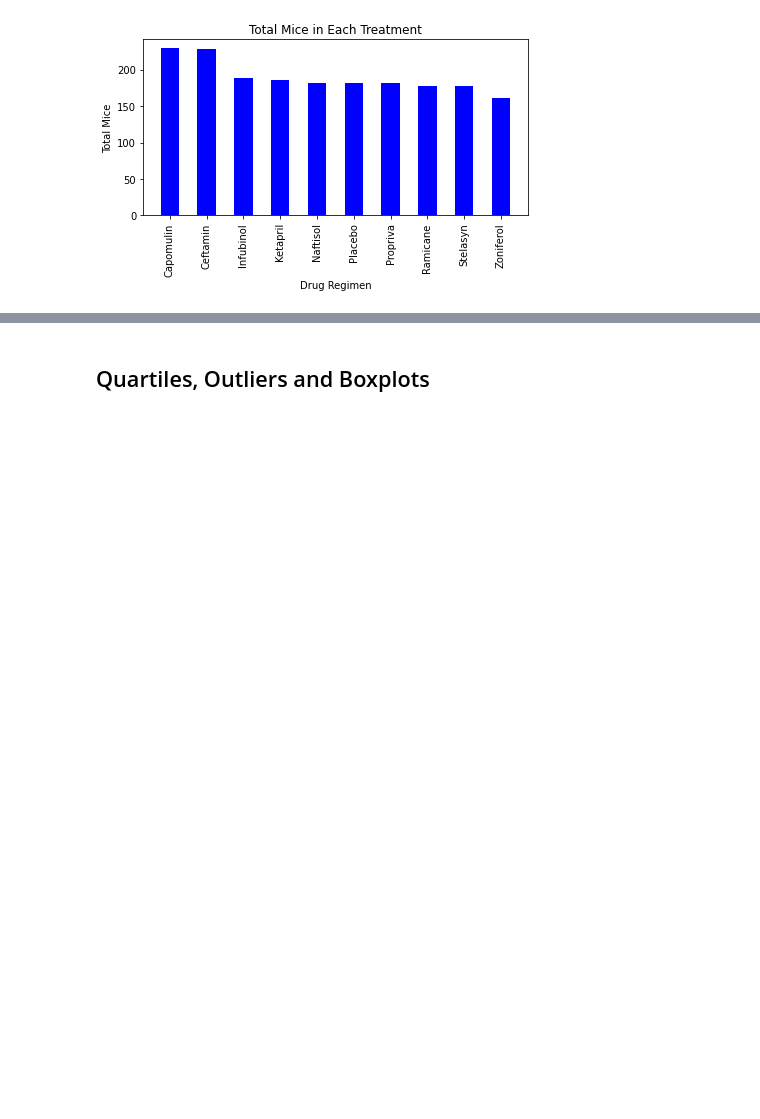
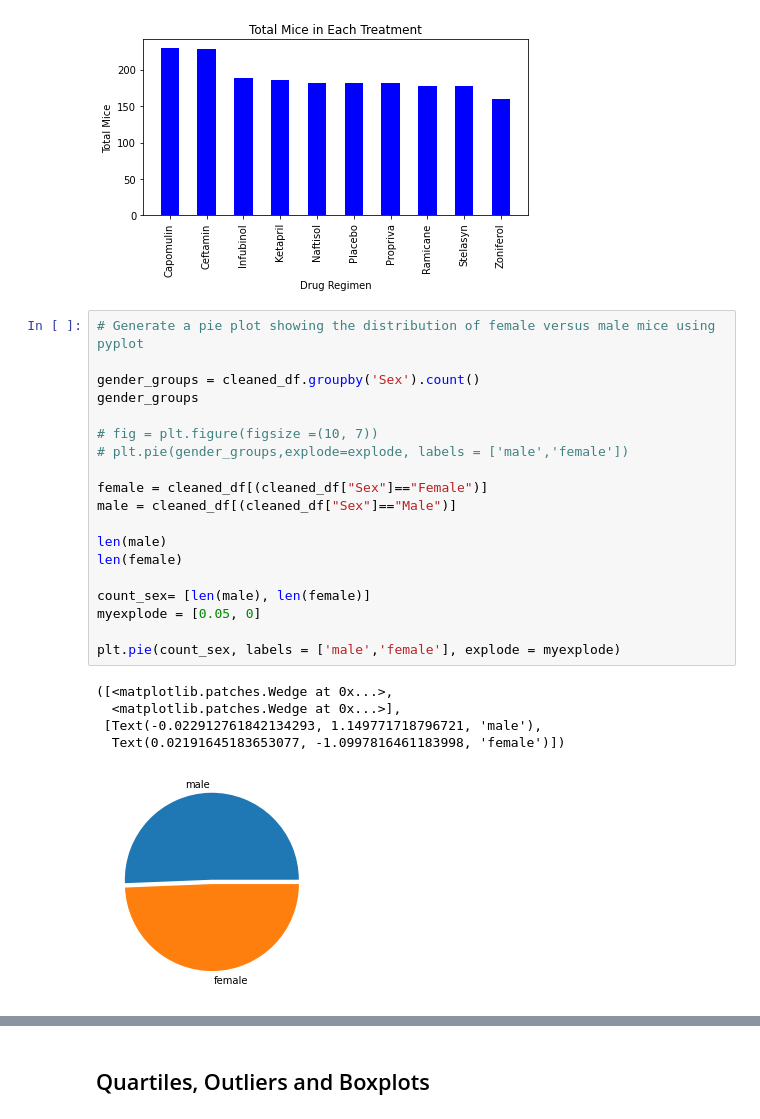
Before and after one commit to Rob397/Matplotlib--Pharma, a Jupyter notebook: pymaceuticals_starter.ipynb, the cells around one changed output, grey strips where cells are left out. Drawn from its saved outputs; the diff is of its cells as text; blank space fills up the shorter version.

```diff
--- a/pymaceuticals_starter.ipynb
+++ b/pymaceuticals_starter.ipynb
@@ -162,4 +156,29 @@ plt.ylabel("Total Mice")
 # %% [output]
 Text(24.0, 0.5, 'Total Mice')
 [figure]
+# %%
+# Generate a pie plot showing the distribution of female versus male mice using pyplot
+
+gender_groups = cleaned_df.groupby('Sex').count()
+gender_groups
+
+# fig = plt.figure(figsize =(10, 7))
+# plt.pie(gender_groups,explode=explode, labels = ['male','female'])
+
+female = cleaned_df[(cleaned_df["Sex"]=="Female")]
+male = cleaned_df[(cleaned_df["Sex"]=="Male")]
+
+len(male)
+len(female)
+
+count_sex= [len(male), len(female)]
+myexplode = [0.05, 0]
+
+plt.pie(count_sex, labels = ['male','female'], explode = myexplode)
+# %% [output]
+([<matplotlib.patches.Wedge at 0x...>,
+  <matplotlib.patches.Wedge at 0x...>],
+ [Text(-0.022912761842134293, 1.149771718796721, 'male'),
+  Text(0.02191645183653077, -1.0997816461183998, 'female')])
+[figure, added]
 # %%
```
Also changed, not shown: parts of 19 cells of this notebook.
